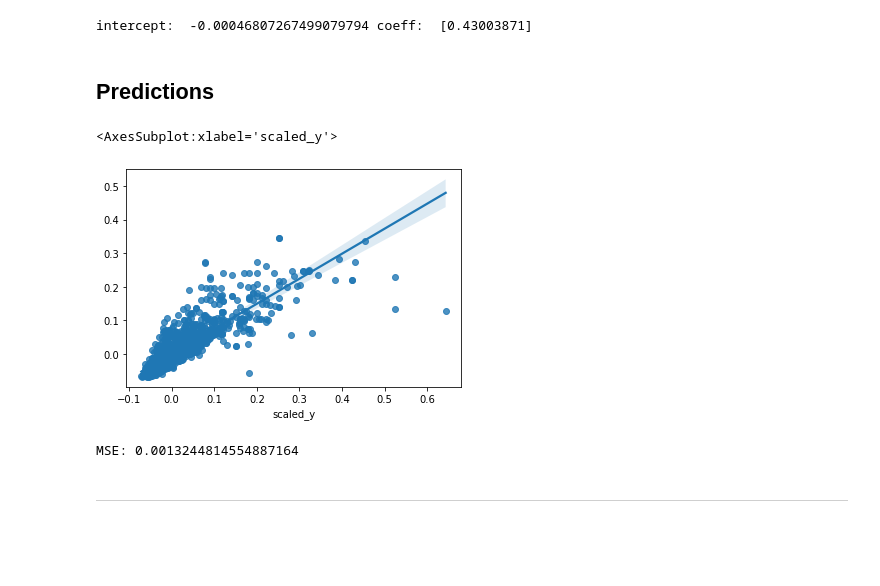
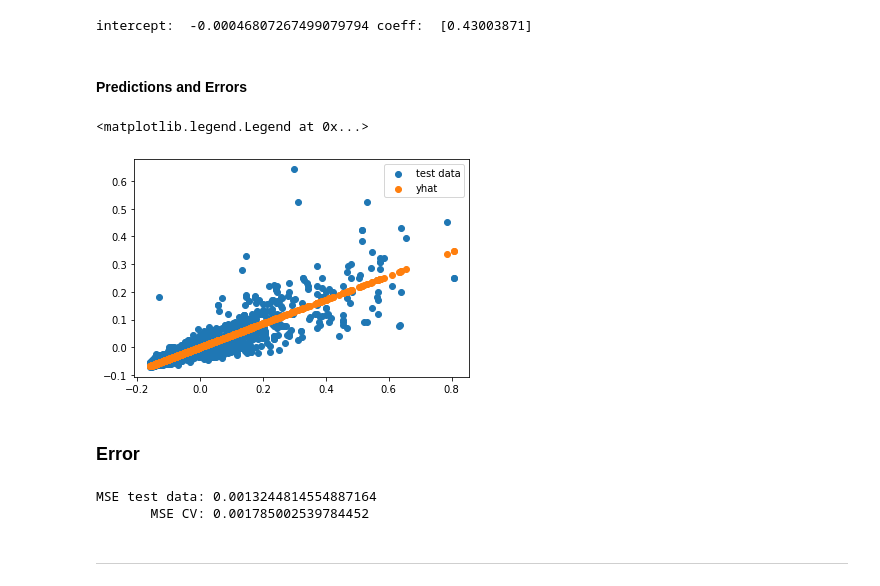
Before and after one commit to agustingu/Panama_House_Pricing, a Jupyter notebook: Regression.ipynb, the cells around one changed output. Drawn from its saved outputs; the diff is of its cells as text; code cells hidden in the pictures; blank space fills up the shorter version.

```diff
--- a/Regression.ipynb
+++ b/Regression.ipynb
@@ -73,6 +79,6 @@ print('intercept: ', linear_model.intercept_, 'coeff: ', linear_model.coef_)
 # %% [output]
 intercept:  -0.00046807267499079794 coeff:  [0.43003871]
 # %% [markdown]
-## Predictions
+#### Predictions and Errors
 # %%
 yhat = linear_model.predict(np.array(X_test['scaled_x1']).reshape(-1,1))
@@ -79,13 +86,20 @@ yhat = linear_model.predict(np.array(X_test['scaled_x1']).reshape(-1,1))
-# %%
-sns.regplot(y_test, yhat) # Predcition vs Observations
-# %% [output]
-<AxesSubplot:xlabel='scaled_y'>
-[figure, removed]
+# %%
+plt.scatter(X_test['scaled_x1'], y_test, label = 'test data')
+plt.scatter(X_test['scaled_x1'], yhat, label = 'yhat')
+plt.legend()
+# %% [output]
+<matplotlib.legend.Legend at 0x...>
+[figure, added]
+# %% [markdown]
+### Error
 # %%
 mse = mean_squared_error(y_test, yhat)
-print('MSE: {}'.format(mse))
+print('MSE test data: {}'.format(mse))
+mse = mean_squared_error(y_cross, yhat_cv)
+print('       MSE CV: {}'.format(mse))
 # %% [output]
-MSE: 0.0013244814554887164
+MSE test data: 0.0013244814554887164
+       MSE CV: 0.001785002539784452
 # %% [markdown]
 _____________
 # %% [markdown]
```
Also changed, not shown: parts of 19 cells of this notebook.
